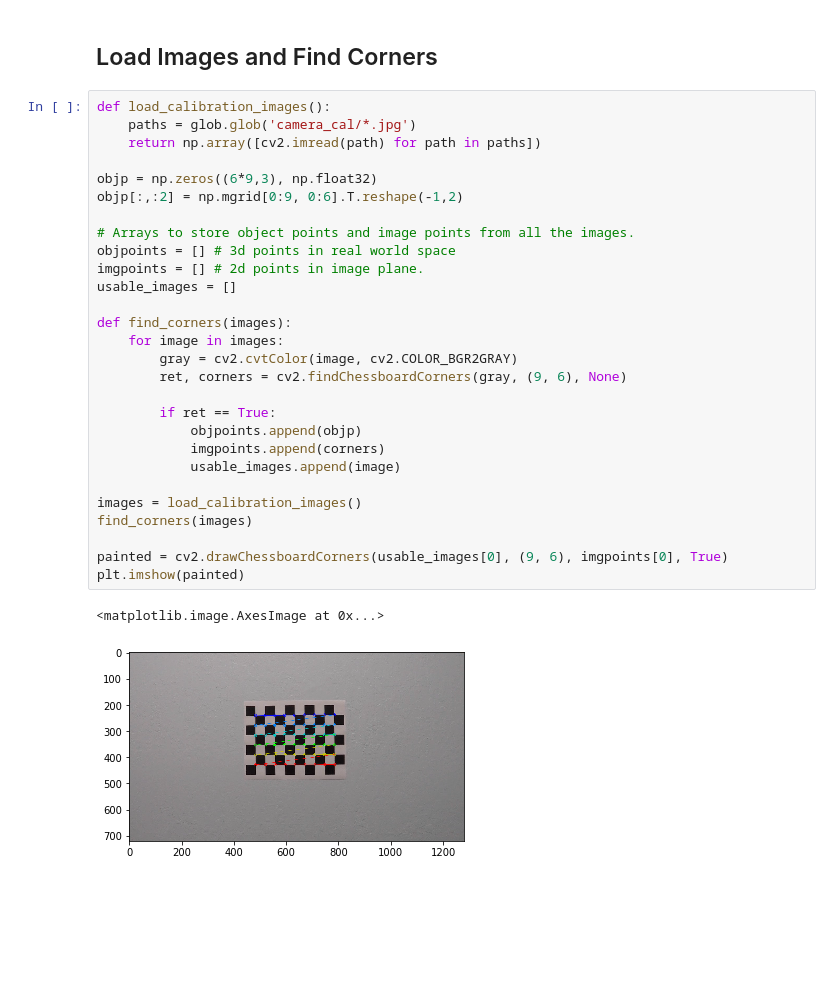
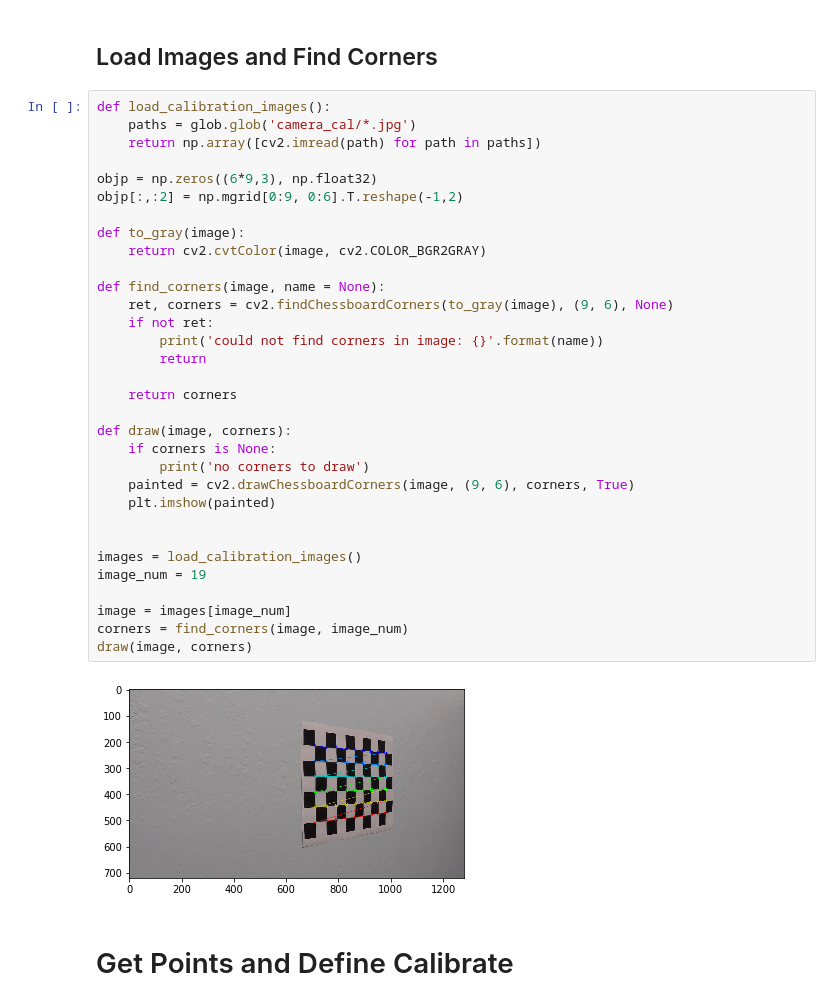
Before and after one commit to YuxiBupt/CarND-Advanced-Lane-Lines, a Jupyter notebook: Avanced-Lane-Finding.ipynb, the cells around one changed output. Drawn from its saved outputs; the diff is of its cells as text; blank space fills up the shorter version.

Commit message:
added calibrate and visualization

```diff
--- a/Avanced-Lane-Finding.ipynb
+++ b/Avanced-Lane-Finding.ipynb
@@ -13,31 +13,36 @@ import matplotlib.pyplot as plt
 # %%
 def load_calibration_images():
     paths = glob.glob('camera_cal/*.jpg')
     return np.array([cv2.imread(path) for path in paths])
 
 objp = np.zeros((6*9,3), np.float32)
 objp[:,:2] = np.mgrid[0:9, 0:6].T.reshape(-1,2)
 
-# Arrays to store object points and image points from all the images.
-objpoints = [] # 3d points in real world space
-imgpoints = [] # 2d points in image plane.
-usable_images = []
+def to_gray(image):
+    return cv2.cvtColor(image, cv2.COLOR_BGR2GRAY)
 
-def find_corners(images):
-    for image in images:
-        gray = cv2.cvtColor(image, cv2.COLOR_BGR2GRAY)
-        ret, corners = cv2.findChessboardCorners(gray, (9, 6), None)
+def find_corners(image, name = None):
+    ret, corners = cv2.findChessboardCorners(to_gray(image), (9, 6), None)
+    if not ret:
+        print('could not find corners in image: {}'.format(name))
+        return
 
-        if ret == True:
-            objpoints.append(objp)
-            imgpoints.append(corners)
-            usable_images.append(image)
+    return corners
+
+def draw(image, corners):
+    if corners is None:
+        print('no corners to draw')
+    painted = cv2.drawChessboardCorners(image, (9, 6), corners, True)
+    plt.imshow(painted)
+
 
 images = load_calibration_images()
-find_corners(images)
+image_num = 19
 
-painted = cv2.drawChessboardCorners(usable_images[0], (9, 6), imgpoints[0], True)
-plt.imshow(painted)
+image = images[image_num]
+corners = find_corners(image, image_num)
+draw(image, corners)
 # %% [output]
-<matplotlib.image.AxesImage at 0x...>
-[figure, old version]
+[figure, new version]
+# %% [markdown]
+# Get Points and Define Calibrate
```
Also changed, not shown: parts of 3 cells of this notebook.
